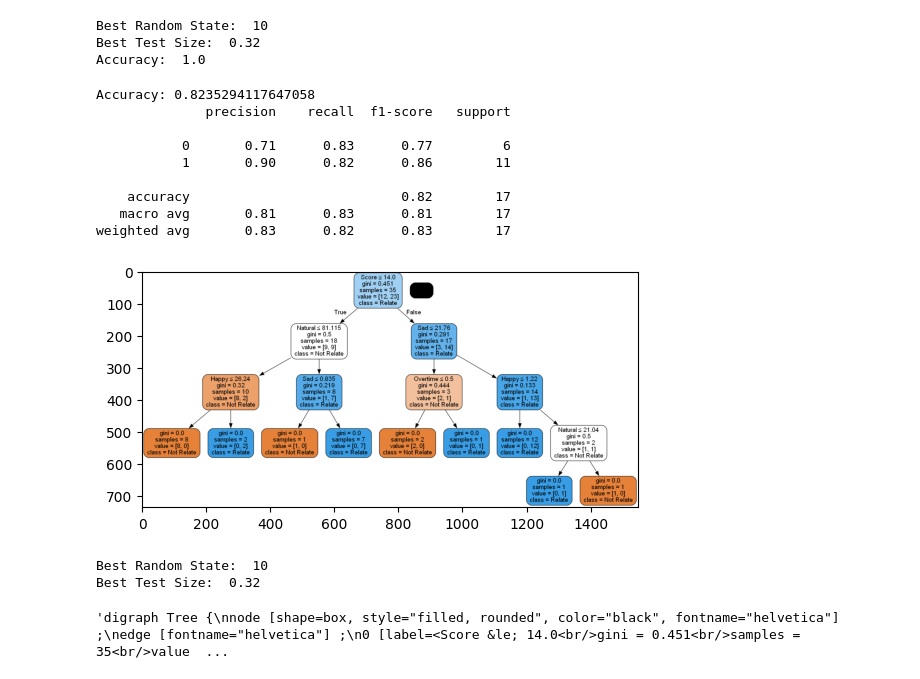
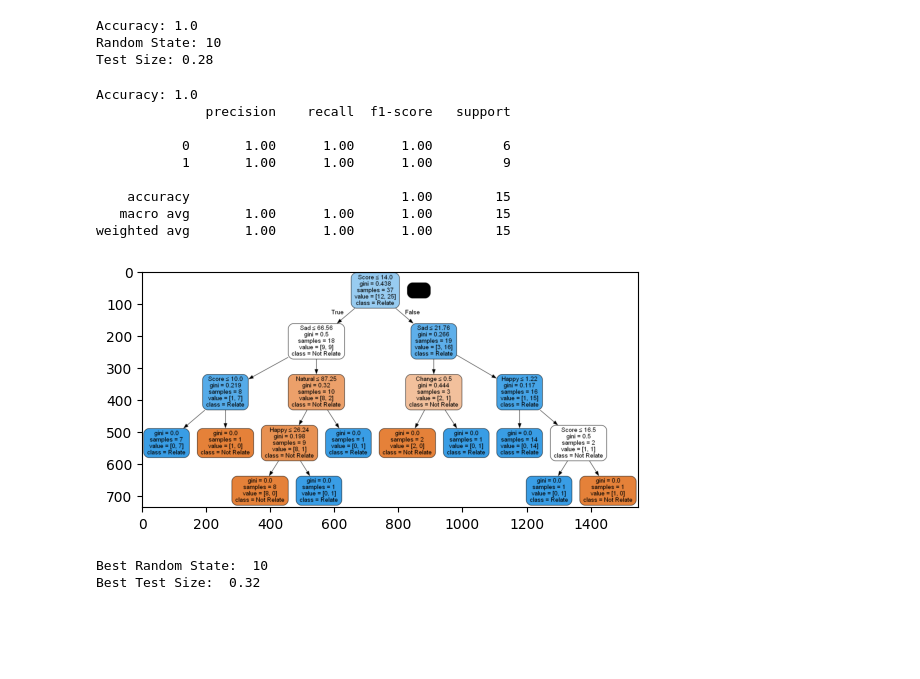
Before and after one commit to PHUICMT/phq-9-decision-tree, a Jupyter notebook: tree-without-type.ipynb, the cells around one changed output. Cells and saved outputs as stored; diff of their text form; code cells hidden in the pictures; blank space fills up the shorter version.

Commit message:
update best result

```diff
--- a/tree-without-type.ipynb
+++ b/tree-without-type.ipynb
@@ -40,11 +40,12 @@ for i in range(1, 100):
         clf = DecisionTreeClassifier()
         clf = clf.fit(X_train, y_train)
         y_pred = clf.predict(X_test)
+        accuracy = accuracy_score(y_test, y_pred)
         results.append(
             {
                 "random_state": i,
                 "test_size": j/100,
-                "accuracy": accuracy_score(y_test, y_pred),
+                "accuracy": accuracy,
                 "train_test_split": {
                     "X_train": X_train,
                     "X_test": X_test,
@@ -64,13 +65,13 @@ for result in results:
         max_accuracy = result["accuracy"]
         best_result = result
 
-print("Accuracy: " + best_result["accuracy"])
-print("Random State: " + best_result["random_state"])
-print("Test Size: " + best_result["test_size"])
+print("Accuracy: " + str(best_result["accuracy"]))
+print("Random State: " + str(best_result["random_state"]))
+print("Test Size: " + str(best_result["test_size"]))
 # %% [output]
-Best Random State:  10
-Best Test Size:  0.32
-Accuracy:  1.0
+Accuracy: 1.0
+Random State: 10
+Test Size: 0.28
 # %%
 # Use best_result to get clf
 clf = best_result["clf"]
@@ -78,50 +79,73 @@ clf = best_result["clf"]
 # Calculating the accuracy
 print("Accuracy:", best_result["accuracy"])
 
+y_test = best_result["train_test_split"]["y_test"]
+y_pred = best_result["y_pred"]
 # Calculating the classification report
-print(classification_report(best_result["y_test"], best_result["y_pred"]))
+print(classification_report(y_test, y_pred))
 
 # Plotting the decision tree
-dot_data = tree.export_graphviz(clf, out_file=None, feature_names=features, class_names=[
-                                "Not Relate", "Relate"], filled=True, rounded=True, special_characters=True)
+dot_data = tree.export_graphviz(
+    clf,
+    out_file=None,
+    feature_names=features,
+    class_names=["Not Relate", "Relate"],
+    filled=True,
+    rounded=True,
+    special_characters=True,
+)
 graph = pydotplus.graph_from_dot_data(dot_data)
-graph.write_png('tree.png')
-img = pltimg.imread('tree.png')
+graph.write_png("tree.png")
+img = pltimg.imread("tree.png")
 imgplot = plt.imshow(img)
 plt.show()
 
 # Predicting the values for the whole data
 y_pred = clf.predict(x)
 
 # Adding the predicted values to the data
 data_test["Predicted"] = y_pred
 
 # Saving the data to a csv file
 data_test.to_csv("data_test.csv", index=False)
 
 # Saving the decision tree to a png file
-dot_data = tree.export_graphviz(clf, out_file=None, feature_names=features, class_names=[
-                                "Not Relate", "Relate"], filled=True, rounded=True, special_characters=True)
+dot_data = tree.export_graphviz(
+    clf,
+    out_file=None,
+    feature_names=features,
+    class_names=["Not Relate", "Relate"],
+    filled=True,
+    rounded=True,
+    special_characters=True,
+)
 graph = pydotplus.graph_from_dot_data(dot_data)
-graph.write_png('tree.png')
+graph.write_png("tree.png")
 
 # Saving the decision tree to a pdf file
 graph.write_pdf("tree.pdf")
 
 # Saving the decision tree to a dot file
-tree.export_graphviz(clf, out_file='tree.dot', feature_names=features, class_names=[
-                     "Not Relate", "Relate"], filled=True, rounded=True, special_characters=True)
+tree.export_graphviz(
+    clf,
+    out_file="tree.dot",
+    feature_names=features,
+    class_names=["Not Relate", "Relate"],
+    filled=True,
+    rounded=True,
+    special_characters=True,
+)
 # %% [output]
-Accuracy: 0.8235294117647058
+Accuracy: 1.0
               precision    recall  f1-score   support
 
-           0       0.71      0.83      0.77         6
-           1       0.90      0.82      0.86        11
+           0       1.00      1.00      1.00         6
+           1       1.00      1.00      1.00         9
 
-    accuracy                           0.82        17
-   macro avg       0.81      0.83      0.81        17
-weighted avg       0.83      0.82      0.83        17
+    accuracy                           1.00        15
+   macro avg       1.00      1.00      1.00        15
+weighted avg       1.00      1.00      1.00        15
-[figure, old version]
+[figure, new version]
 # %%
 print("Best Random State: ", best_random_state)
 print("Best Test Size: ", best_test_size)
@@ -135,7 +159,3 @@ pickle.dump(clf, open("model.pkl", "wb"))
 
 # Load DecisionTreeClassifier model from a pickle file
 clf = pickle.load(open("model.pkl", "rb"))
-# %%
-dot_data
-# %% [output]
-'digraph Tree {\nnode [shape=box, style="filled, rounded", color="black", fontname="helvetica"] ;\nedge [fontname="helvetica"] ;\n0 [label=<Score &le; 14.0<br/>gini = 0.451<br/>samples = 35<br/>value  ...
```
Also changed, not shown: 5 other files.
